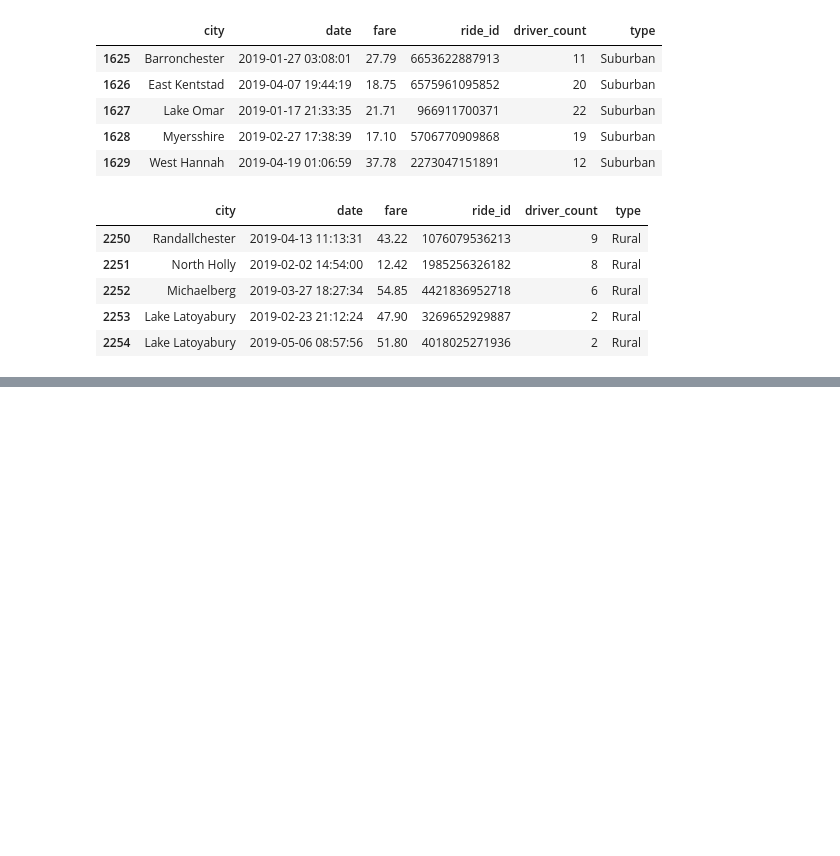
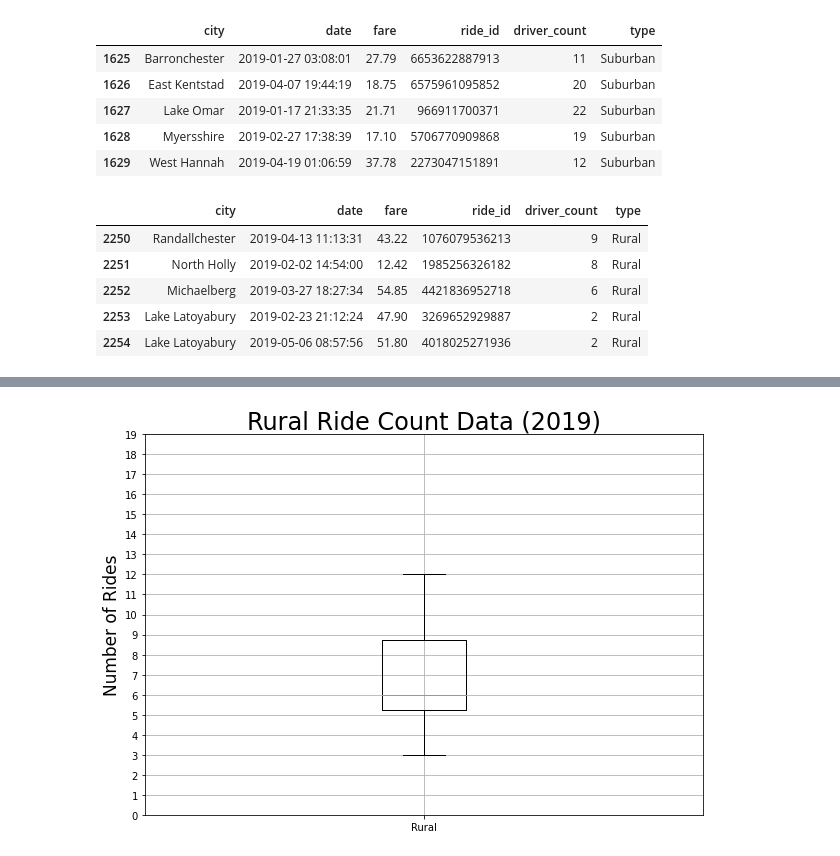
Before and after one commit to bayileyegnabate/05-matplotlib, a Jupyter notebook: pyber.ipynb, the cells around one changed output, grey strips where cells are left out. Saved outputs shown, nothing was run; the diff lists cells and outputs as text; code cells hidden in the pictures; blank space fills up the shorter version.

```diff
--- a/pyber.ipynb
+++ b/pyber.ipynb
@@ -425,0 +665,12 @@ plt.show();
+# %%
+# create a box-and-whisker plot for the urban cities ride count
+x_labels = ['Rural']
+fig, ax = plt.subplots(figsize=(10, 7))
+ax.boxplot(rural_ride_count, labels=x_labels)
+ax.set_title('Rural Ride Count Data (2019)', fontsize=24)
+ax.set_ylabel('Number of Rides', fontsize=17)
+ax.set_yticks(np.arange(0, 20, step=1.0))
+ax.grid()
+plt.show();
+# %% [output]
+[figure, added]
```
Also changed, not shown: parts of 54 cells of this notebook, 3 other files.
